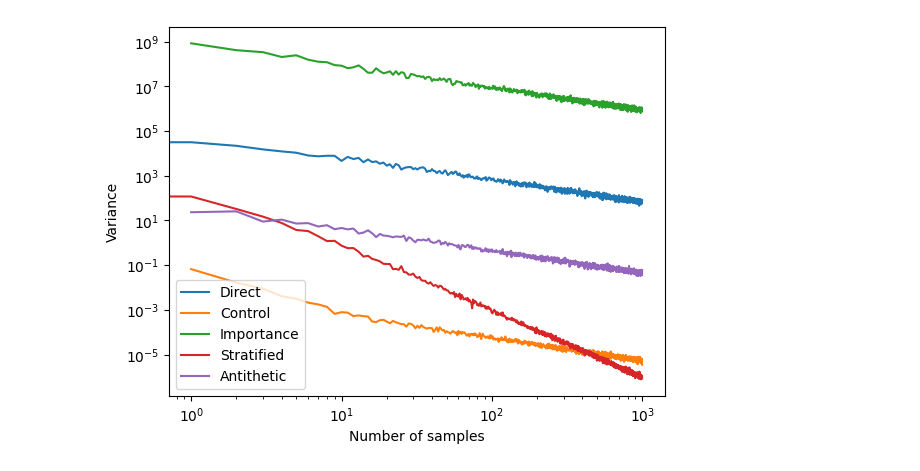
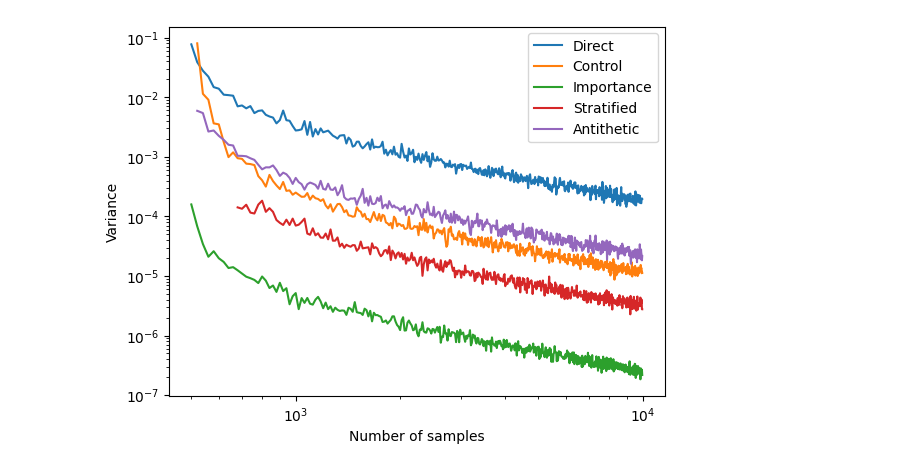
Before and after one commit to AlffonsoMV/PAMSProject, a Jupyter notebook: Code/Chapter 1/1.4/Variance2.ipynb, the cells around one changed output. Cells and saved outputs as stored; diff of their text form; code cells hidden in the pictures.

```diff
--- a/Code/Chapter 1/1.4/Variance2.ipynb
+++ b/Code/Chapter 1/1.4/Variance2.ipynb
@@ -3,22 +3,30 @@ import sys
 sys.path.append("../..")
 import numpy as np
 import matplotlib.pyplot as plt
-from scipy.stats import beta, uniform
+from scipy.stats import beta
 import pandas as pd
 from library import *
 
-n_samples = 1000
+start, stop = 500, 10000
 n_runs = 100
-a, b = 1, 10
-N_VARIANCES = 500
+a, b = 0, 1
+step_size = 20
+# %%
+def importance_sampling(function, a, b, iters):
+    alfa, betax = 2.9, 1
+    x = beta.rvs(alfa, betax, size=iters)
+    y = function(x) / beta.pdf(x, alfa, betax)
+    return np.mean(y)
 # %%
 f = lambda x: x**2
-direct = np.zeros((n_samples, n_runs))
-control = np.zeros((n_samples, n_runs))
-impor = np.zeros((n_samples, n_runs))
-strat = np.zeros((n_samples, n_runs))
-anti = np.zeros((n_samples, n_runs))
-for n in range(n_samples):
+rg = np.arange(start, stop, step_size)
+direct = np.zeros((len(rg), n_runs))
+control = np.zeros((len(rg), n_runs))
+impor = np.zeros((len(rg), n_runs))
+strat = np.zeros((len(rg), n_runs))
+anti = np.zeros((len(rg), n_runs))
+times = []
+for n in range(len(rg)):
     for run in range(n_runs):
         direct[n, run] = direct_sampling(f, a, b, n+1)
         control[n, run] = control_variates(f, a, b, n+1)
@@ -33,14 +41,14 @@ strat_var = np.var(strat, axis=1)
 anti_var = np.var(anti, axis=1)
 # %%
 plt.figure()
-plt.loglog(direct_var, label='Direct')
-plt.loglog(control_var, label='Control')
-plt.loglog(impor_var, label='Importance')
-plt.loglog(strat_var, label='Stratified')
-plt.loglog(anti_var, label='Antithetic')
+plt.loglog(rg, direct_var, label='Direct')
+plt.loglog(rg, control_var, label='Control')
+plt.loglog(rg, impor_var, label='Importance')
+plt.loglog(rg, strat_var, label='Stratified')
+plt.loglog(rg, anti_var, label='Antithetic')
 plt.legend()
 plt.xlabel('Number of samples')
 plt.ylabel('Variance')
 plt.show()
 # %% [output]
-[figure, old version]
+[figure, new version]
```
Also changed, not shown: parts of 1 cell of this notebook, 21 other files.
